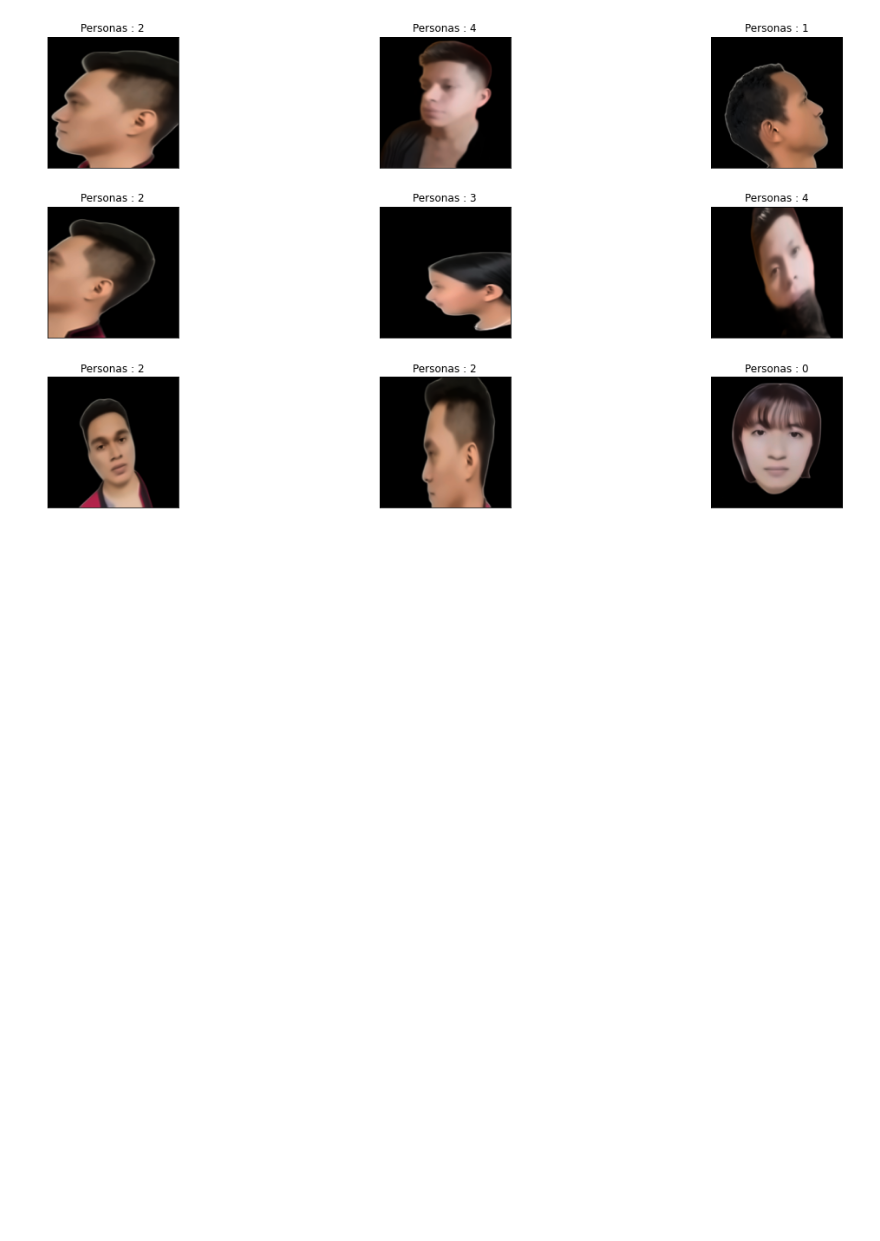
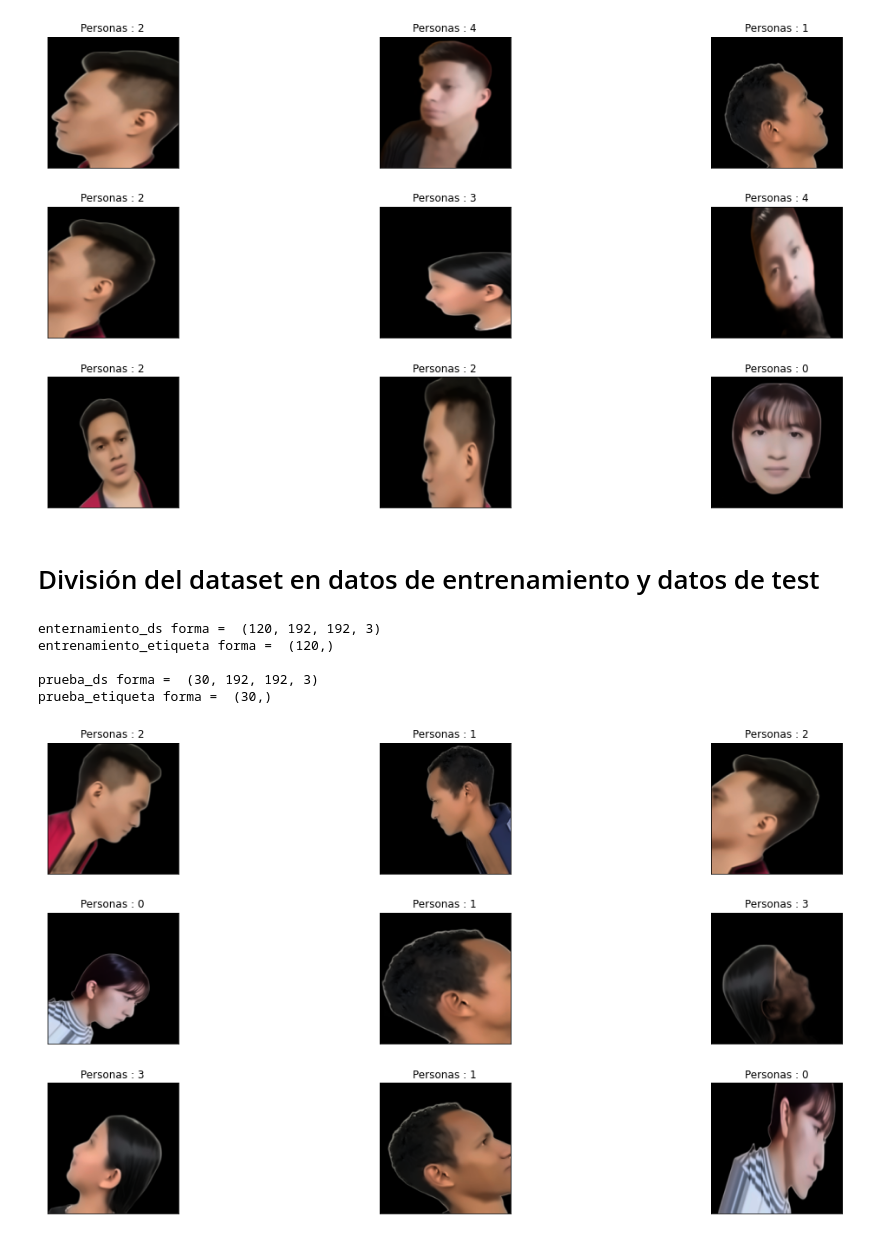
Before and after one commit to wjsolano/Lab1Modelamiento_U3, a Jupyter notebook: [NRC_6278] WilmerSolanoEstudiante_Lab1.ipynb, the cells around one changed output. Saved outputs shown, nothing was run; the diff lists cells and outputs as text; code cells hidden in the pictures; blank space fills up the shorter version.

Commit message:
Division del dataset en datos de entrenamiento y prueba

```diff
--- a/[NRC_6278] WilmerSolanoEstudiante_Lab1.ipynb
+++ b/[NRC_6278] WilmerSolanoEstudiante_Lab1.ipynb
@@ -418,3 +418,23 @@ Forma de las imágenes después de la normalización =  (150, 192, 192, 3)
 display_rand_images(images, labels)
 # %% [output]
 [figure]
+# %% [markdown]
+# División del dataset en datos de entrenamiento y datos de test
+# %%
+"""Variables de entrenamiento y prueba"""
+train_ds, test_ds, train_labels, test_labels = train_test_split(images, labels, test_size = 0.2, random_state = random_seed)
+
+print("enternamiento_ds forma = ",train_ds.shape)
+print("entrenamiento_etiqueta forma = ",train_labels.shape)
+print("\nprueba_ds forma = ",test_ds.shape)
+print("prueba_etiqueta forma = ",test_labels.shape)
+# %% [output]
+enternamiento_ds forma =  (120, 192, 192, 3)
+entrenamiento_etiqueta forma =  (120,)
+
+prueba_ds forma =  (30, 192, 192, 3)
+prueba_etiqueta forma =  (30,)
+# %%
+display_rand_images(train_ds, train_labels)
+# %% [output]
+[figure, added]
```
